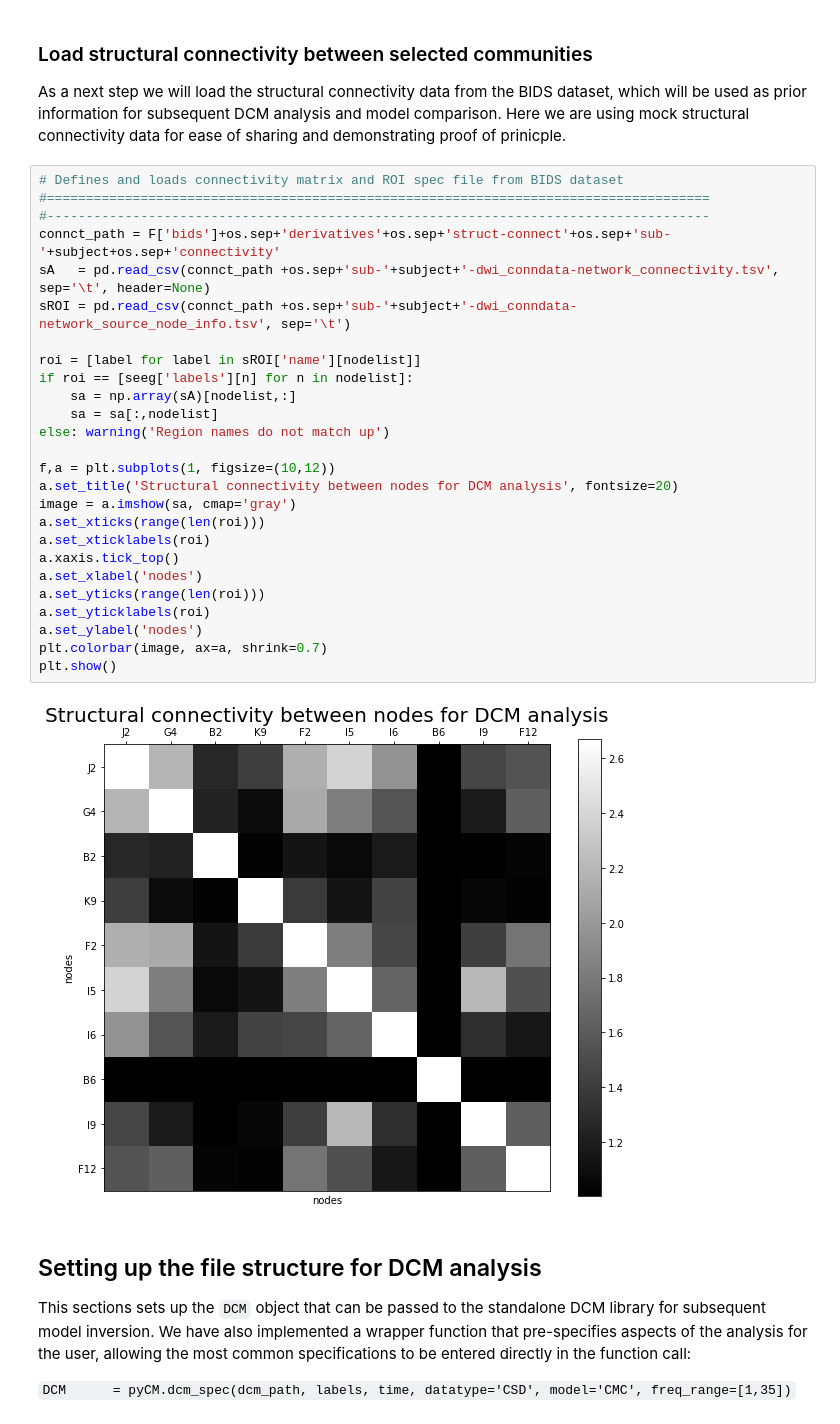
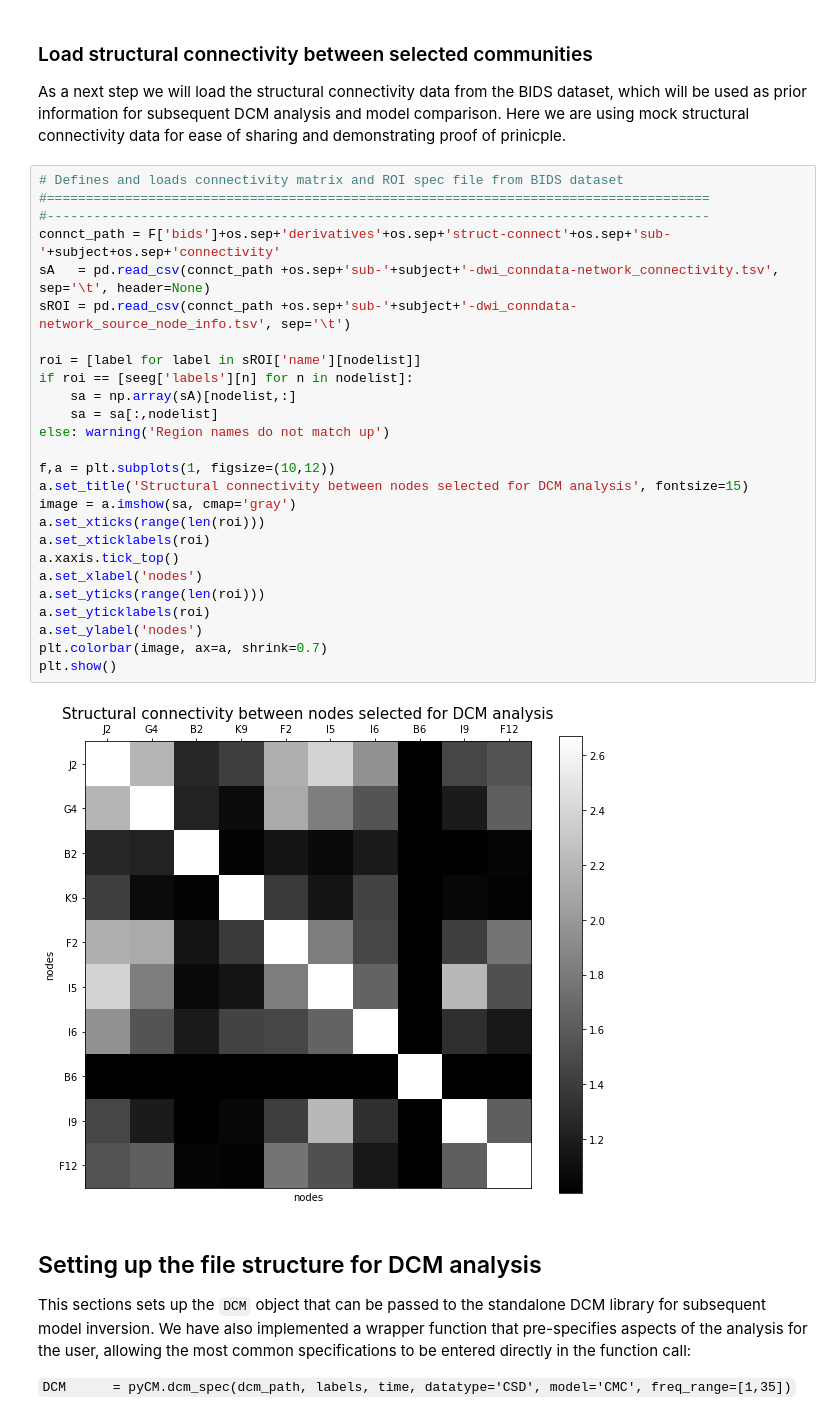
Before and after one commit to roschkoenig/Pythonic-DCM, a Jupyter notebook: 02_Code/pyCM.ipynb, the cells around one changed output. Saved outputs shown, nothing was run; the diff lists cells and outputs as text.

```diff
--- a/02_Code/pyCM.ipynb
+++ b/02_Code/pyCM.ipynb
@@ -161,31 +161,31 @@ As a next step we will load the structural connectivity data from the BIDS datas
 # %%
 # Defines and loads connectivity matrix and ROI spec file from BIDS dataset
 #=====================================================================================
 #-------------------------------------------------------------------------------------
 connct_path = F['bids']+os.sep+'derivatives'+os.sep+'struct-connect'+os.sep+'sub-'+subject+os.sep+'connectivity'
 sA   = pd.read_csv(connct_path +os.sep+'sub-'+subject+'-dwi_conndata-network_connectivity.tsv', sep='\t', header=None)
 sROI = pd.read_csv(connct_path +os.sep+'sub-'+subject+'-dwi_conndata-network_source_node_info.tsv', sep='\t')
 
 roi = [label for label in sROI['name'][nodelist]]
 if roi == [seeg['labels'][n] for n in nodelist]:
     sa = np.array(sA)[nodelist,:]
     sa = sa[:,nodelist]
 else: warning('Region names do not match up')
 
 f,a = plt.subplots(1, figsize=(10,12))
-a.set_title('Structural connectivity between nodes for DCM analysis', fontsize=20)
+a.set_title('Structural connectivity between nodes selected for DCM analysis', fontsize=15)
 image = a.imshow(sa, cmap='gray')
 a.set_xticks(range(len(roi)))
 a.set_xticklabels(roi)
 a.xaxis.tick_top()
 a.set_xlabel('nodes')
 a.set_yticks(range(len(roi)))
 a.set_yticklabels(roi)
 a.set_ylabel('nodes')
 plt.colorbar(image, ax=a, shrink=0.7)
 plt.show()
 # %% [output]
-[figure, old version]
+[figure, new version]
 # %% [markdown]
 ## Setting up the file structure for DCM analysis
 This sections sets up the `DCM` object that can be passed to the standalone DCM library for subsequent model inversion. We have also implemented a wrapper function that pre-specifies aspects of the analysis for the user, allowing the most common specifications to be entered directly in the function call:
```
Also changed, not shown: parts of 2 cells of this notebook, 4 other files.
